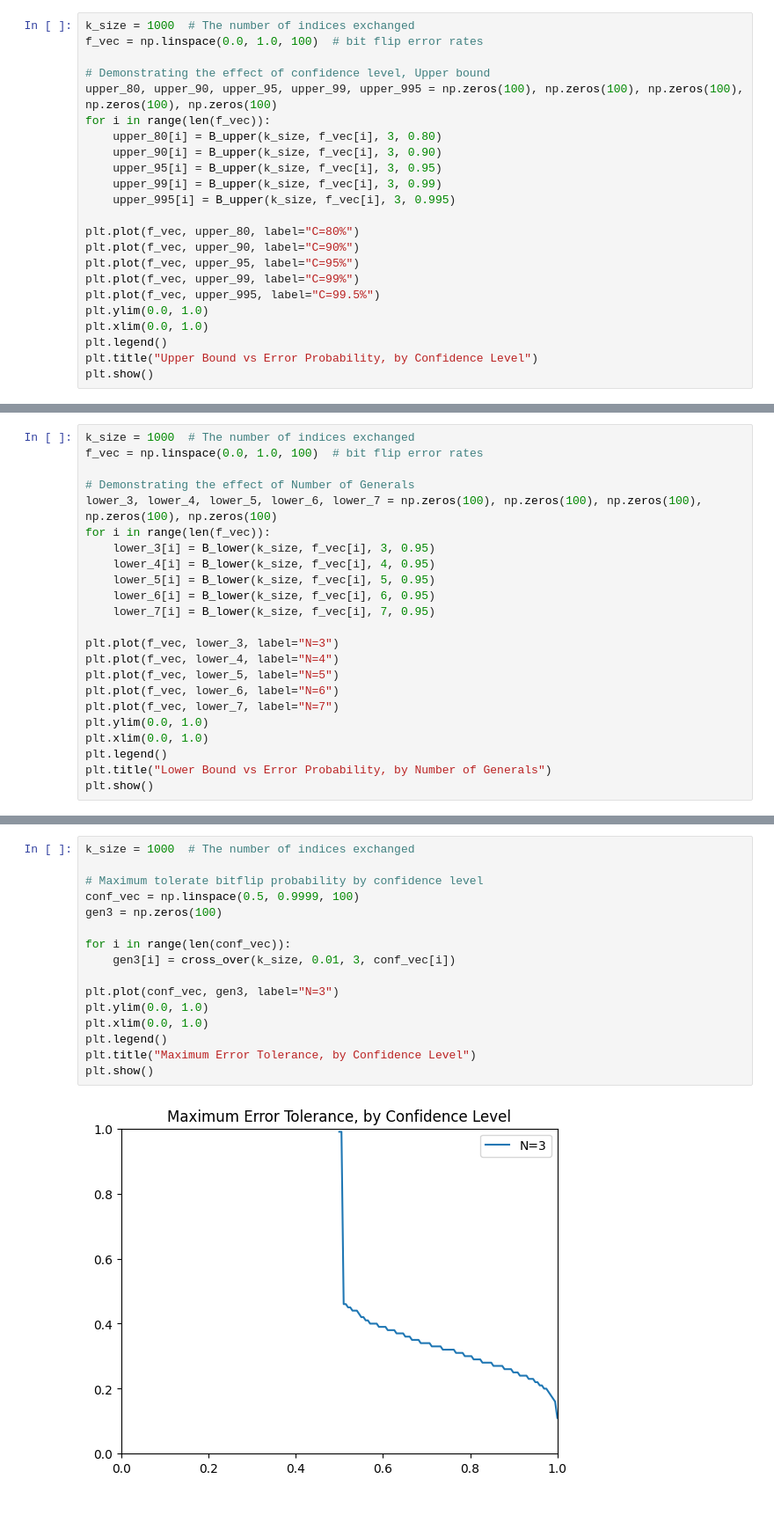
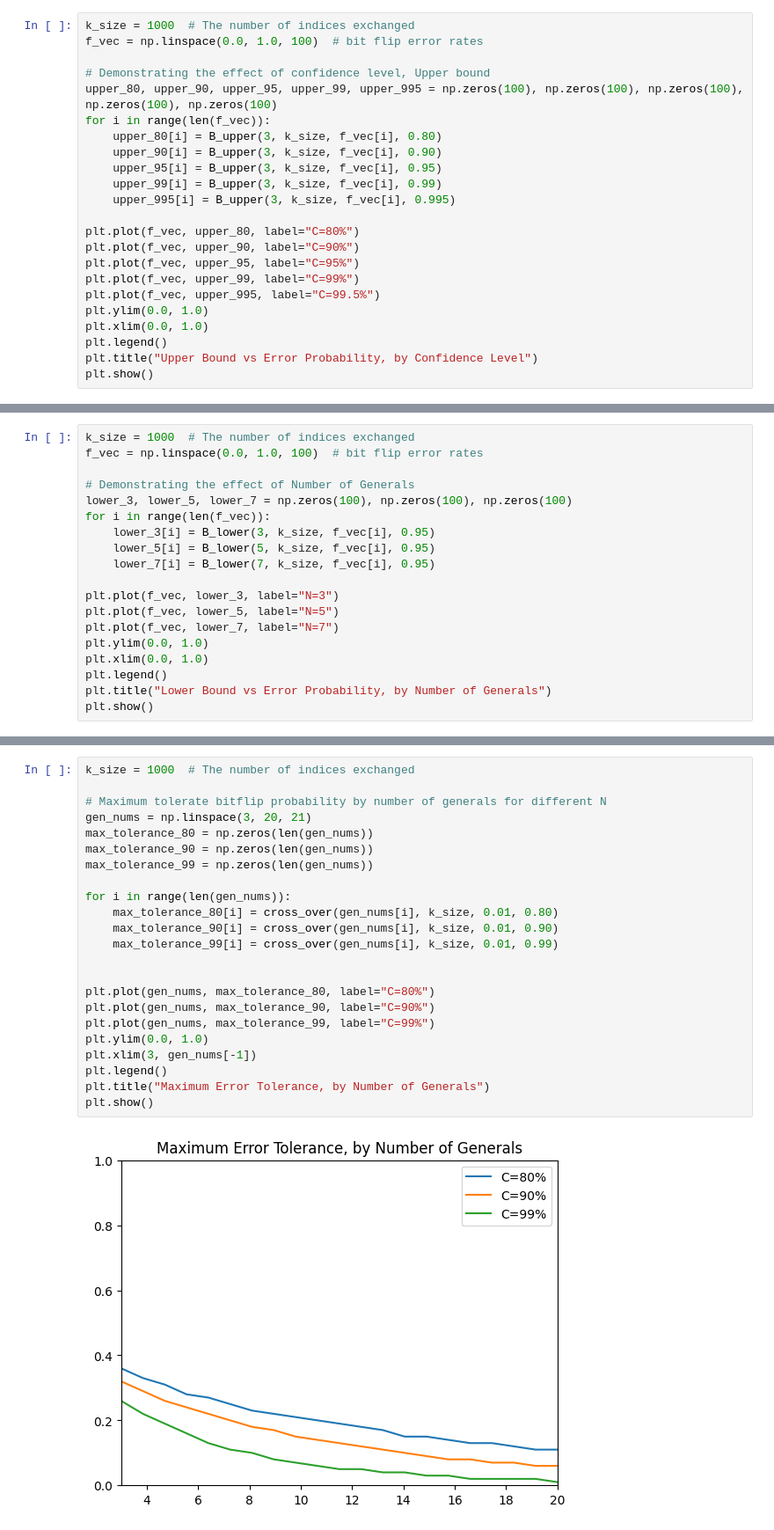
Before and after one commit to Louisanity/byzantine-generals-with-EM, a Jupyter notebook: Generalized Byzantine Scheme.ipynb, the cells around one changed output, grey strips where cells are left out. Shown at 88% size. Saved outputs shown, nothing was run; the diff lists cells and outputs as text.

Commit message:
Results without Error Mitigation

```diff
--- a/Generalized Byzantine Scheme.ipynb
+++ b/Generalized Byzantine Scheme.ipynb
@@ -354,11 +438,11 @@ f_vec = np.linspace(0.0, 1.0, 100)  # bit flip error rates
 # Demonstrating the effect of confidence level, Upper bound
 upper_80, upper_90, upper_95, upper_99, upper_995 = np.zeros(100), np.zeros(100), np.zeros(100), np.zeros(100), np.zeros(100)
 for i in range(len(f_vec)):
-    upper_80[i] = B_upper(k_size, f_vec[i], 3, 0.80)
-    upper_90[i] = B_upper(k_size, f_vec[i], 3, 0.90)
-    upper_95[i] = B_upper(k_size, f_vec[i], 3, 0.95)
-    upper_99[i] = B_upper(k_size, f_vec[i], 3, 0.99)
-    upper_995[i] = B_upper(k_size, f_vec[i], 3, 0.995)
+    upper_80[i] = B_upper(3, k_size, f_vec[i], 0.80)
+    upper_90[i] = B_upper(3, k_size, f_vec[i], 0.90)
+    upper_95[i] = B_upper(3, k_size, f_vec[i], 0.95)
+    upper_99[i] = B_upper(3, k_size, f_vec[i], 0.99)
+    upper_995[i] = B_upper(3, k_size, f_vec[i], 0.995)
 
 plt.plot(f_vec, upper_80, label="C=80%")
 plt.plot(f_vec, upper_90, label="C=90%")
@@ -377,18 +461,14 @@ k_size = 1000  # The number of indices exchanged
 f_vec = np.linspace(0.0, 1.0, 100)  # bit flip error rates
 
 # Demonstrating the effect of Number of Generals
-lower_3, lower_4, lower_5, lower_6, lower_7 = np.zeros(100), np.zeros(100), np.zeros(100), np.zeros(100), np.zeros(100)
+lower_3, lower_5, lower_7 = np.zeros(100), np.zeros(100), np.zeros(100)
 for i in range(len(f_vec)):
-    lower_3[i] = B_lower(k_size, f_vec[i], 3, 0.95)
-    lower_4[i] = B_lower(k_size, f_vec[i], 4, 0.95)
-    lower_5[i] = B_lower(k_size, f_vec[i], 5, 0.95)
-    lower_6[i] = B_lower(k_size, f_vec[i], 6, 0.95)
-    lower_7[i] = B_lower(k_size, f_vec[i], 7, 0.95)
+    lower_3[i] = B_lower(3, k_size, f_vec[i], 0.95)
+    lower_5[i] = B_lower(5, k_size, f_vec[i], 0.95)
+    lower_7[i] = B_lower(7, k_size, f_vec[i], 0.95)
 
 plt.plot(f_vec, lower_3, label="N=3")
-plt.plot(f_vec, lower_4, label="N=4")
 plt.plot(f_vec, lower_5, label="N=5")
-plt.plot(f_vec, lower_6, label="N=6")
 plt.plot(f_vec, lower_7, label="N=7")
 plt.ylim(0.0, 1.0)
 plt.xlim(0.0, 1.0)
@@ -427,18 +480,25 @@ plt.show()
 # %%
 k_size = 1000  # The number of indices exchanged
 
-# Maximum tolerate bitflip probability by confidence level
-conf_vec = np.linspace(0.5, 0.9999, 100)
-gen3 = np.zeros(100)
+# Maximum tolerate bitflip probability by number of generals for different N
+gen_nums = np.linspace(3, 20, 21)
+max_tolerance_80 = np.zeros(len(gen_nums))
+max_tolerance_90 = np.zeros(len(gen_nums))
+max_tolerance_99 = np.zeros(len(gen_nums))
 
-for i in range(len(conf_vec)):
-    gen3[i] = cross_over(k_size, 0.01, 3, conf_vec[i])
+for i in range(len(gen_nums)):
+    max_tolerance_80[i] = cross_over(gen_nums[i], k_size, 0.01, 0.80)
+    max_tolerance_90[i] = cross_over(gen_nums[i], k_size, 0.01, 0.90)
+    max_tolerance_99[i] = cross_over(gen_nums[i], k_size, 0.01, 0.99)
 
-plt.plot(conf_vec, gen3, label="N=3")
+
+plt.plot(gen_nums, max_tolerance_80, label="C=80%")
+plt.plot(gen_nums, max_tolerance_90, label="C=90%")
+plt.plot(gen_nums, max_tolerance_99, label="C=99%")
 plt.ylim(0.0, 1.0)
-plt.xlim(0.0, 1.0)
+plt.xlim(3, gen_nums[-1])
 plt.legend()
-plt.title("Maximum Error Tolerance, by Confidence Level")
+plt.title("Maximum Error Tolerance, by Number of Generals")
 plt.show()
 # %% [output]
-[figure, old version]
+[figure, new version]
```
Also changed, not shown: parts of 17 cells of this notebook.
